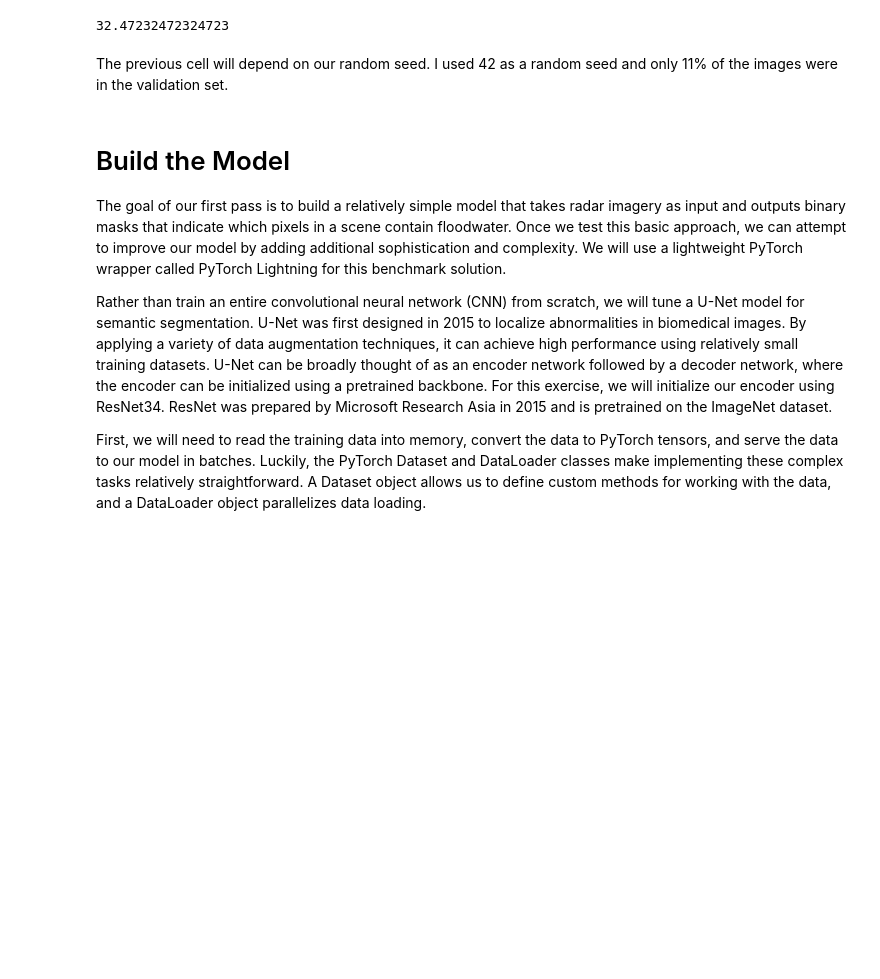
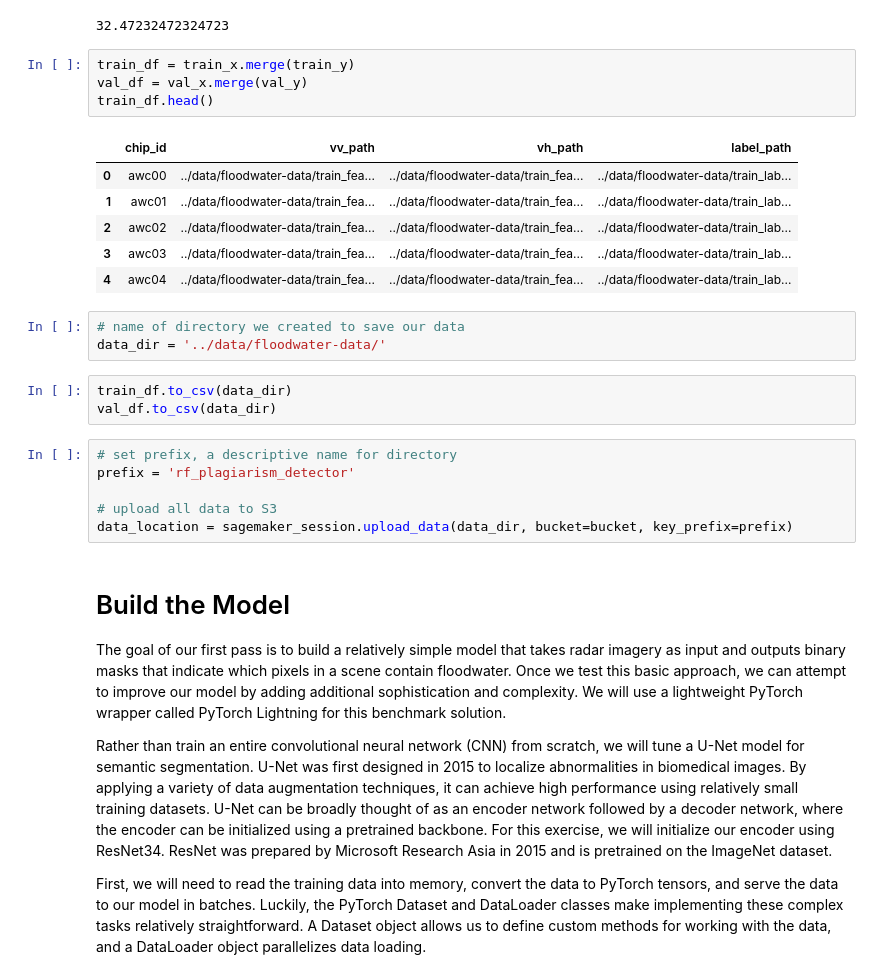
Before and after one commit to JayThibs/map-floodwater-satellite-imagery, a Jupyter notebook: Map_Floodwater_SageMaker.ipynb, the cells around one changed output. Saved outputs shown, nothing was run; the diff lists cells and outputs as text; blank space fills up the shorter version.

Commit message:
Preparing train and val csvs for training.

```diff
--- a/Map_Floodwater_SageMaker.ipynb
+++ b/Map_Floodwater_SageMaker.ipynb
@@ -528,8 +528,29 @@ train_y
 len(val_x) / (len(val_x) + len(train_x)) * 100
 # %% [output]
 32.47232472324723
-# %% [markdown]
-The previous cell will depend on our random seed. I used 42 as a random seed and only 11% of the images were in the validation set.
+# %%
+train_df = train_x.merge(train_y)
+val_df = val_x.merge(val_y)
+train_df.head()
+# %% [output]
+|  | chip_id | vv_path | vh_path | label_path |
+| 0 | awc00 | ../data/floodwater-data/train_fea... | ../data/floodwater-data/train_fea... | ../data/floodwater-data/train_lab... |
+| 1 | awc01 | ../data/floodwater-data/train_fea... | ../data/floodwater-data/train_fea... | ../data/floodwater-data/train_lab... |
+| 2 | awc02 | ../data/floodwater-data/train_fea... | ../data/floodwater-data/train_fea... | ../data/floodwater-data/train_lab... |
+| 3 | awc03 | ../data/floodwater-data/train_fea... | ../data/floodwater-data/train_fea... | ../data/floodwater-data/train_lab... |
+| 4 | awc04 | ../data/floodwater-data/train_fea... | ../data/floodwater-data/train_fea... | ../data/floodwater-data/train_lab... |
+# %%
+# name of directory we created to save our data
+data_dir = '../data/floodwater-data/'
+# %%
+train_df.to_csv(data_dir)
+val_df.to_csv(data_dir)
+# %%
+# set prefix, a descriptive name for directory
+prefix = 'rf_plagiarism_detector'
+
+# upload all data to S3
+data_location = sagemaker_session.upload_data(data_dir, bucket=bucket, key_prefix=prefix)
 # %% [markdown]
 # Build the Model
 
```
Also changed, not shown: parts of 2 cells of this notebook.
